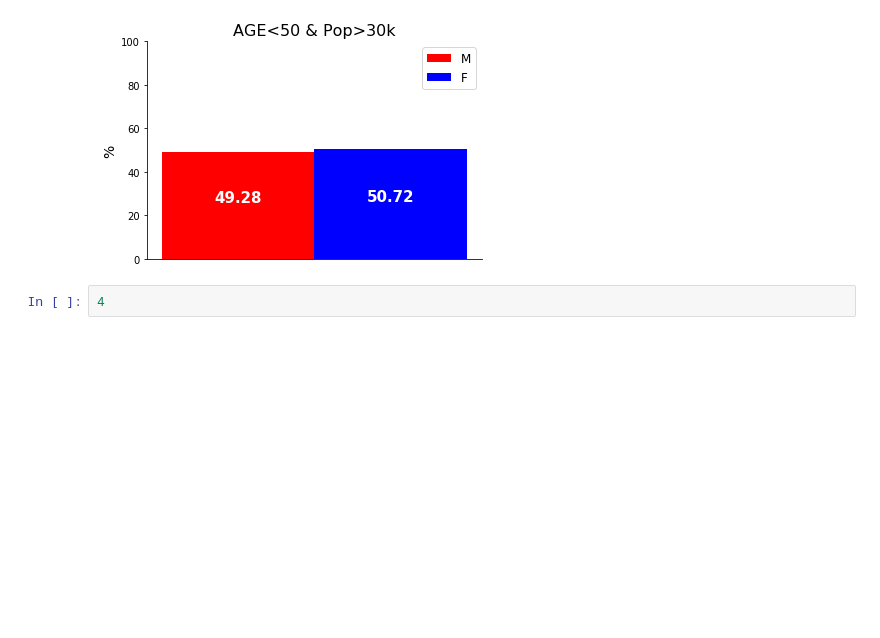
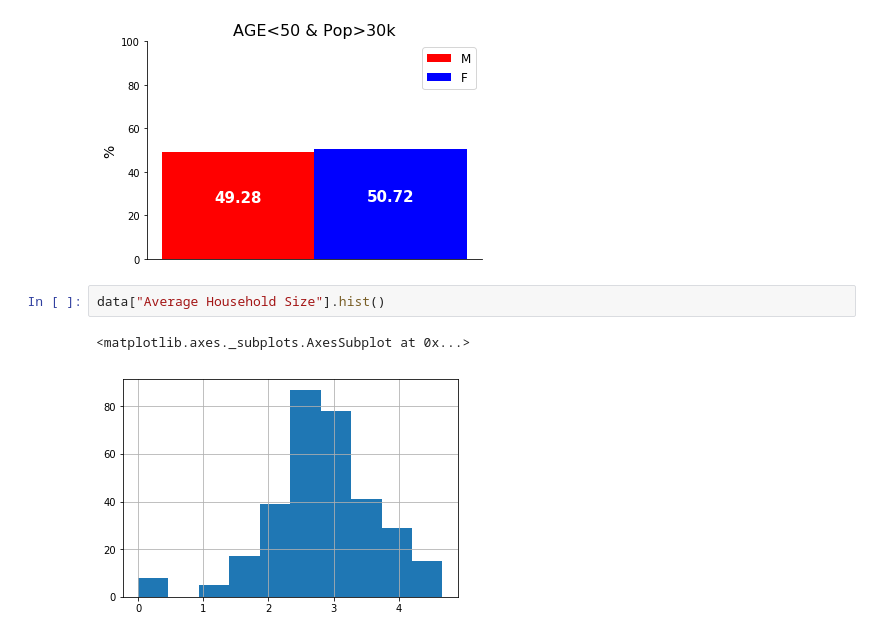
Before and after one commit to dorisjlee/viz-summarization, a Jupyter notebook: ipynb/LACensusDataset.ipynb, the cells around one changed output. Drawn from its saved outputs; the diff is of its cells as text; blank space fills up the shorter version.

```diff
--- a/ipynb/LACensusDataset.ipynb
+++ b/ipynb/LACensusDataset.ipynb
@@ -122,5 +131,8 @@ subpopulation_viz((data["Median Age"]<50)&(data["Total Population"]<30000),"AGE<
 subpopulation_viz((data["Median Age"]<50)&(data["Total Population"]>30000),"AGE<50 & Pop>30k")
 # %% [output]
 [figure]
-# %%
-4
+# %%
+data["Average Household Size"].hist()
+# %% [output]
+<matplotlib.axes._subplots.AxesSubplot at 0x...>
+[figure, added]
```
Also changed, not shown: parts of 8 cells of this notebook, 13 other files.
